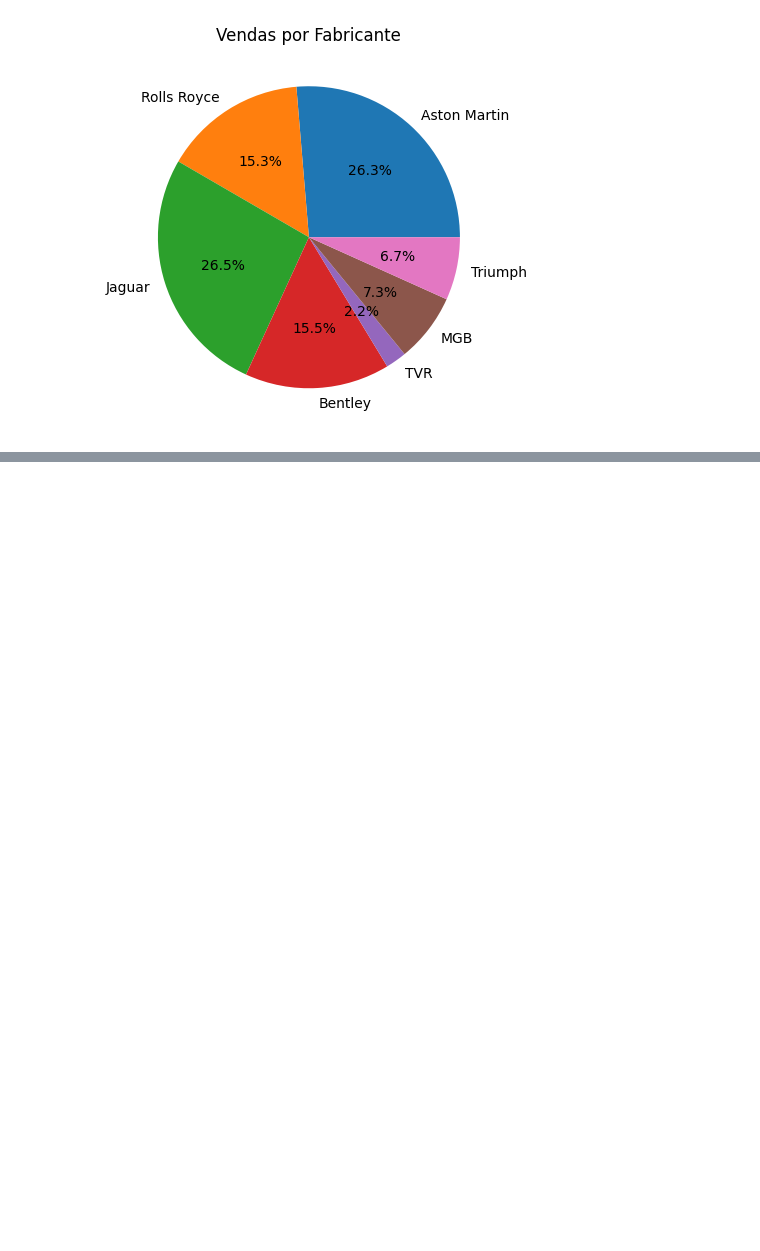
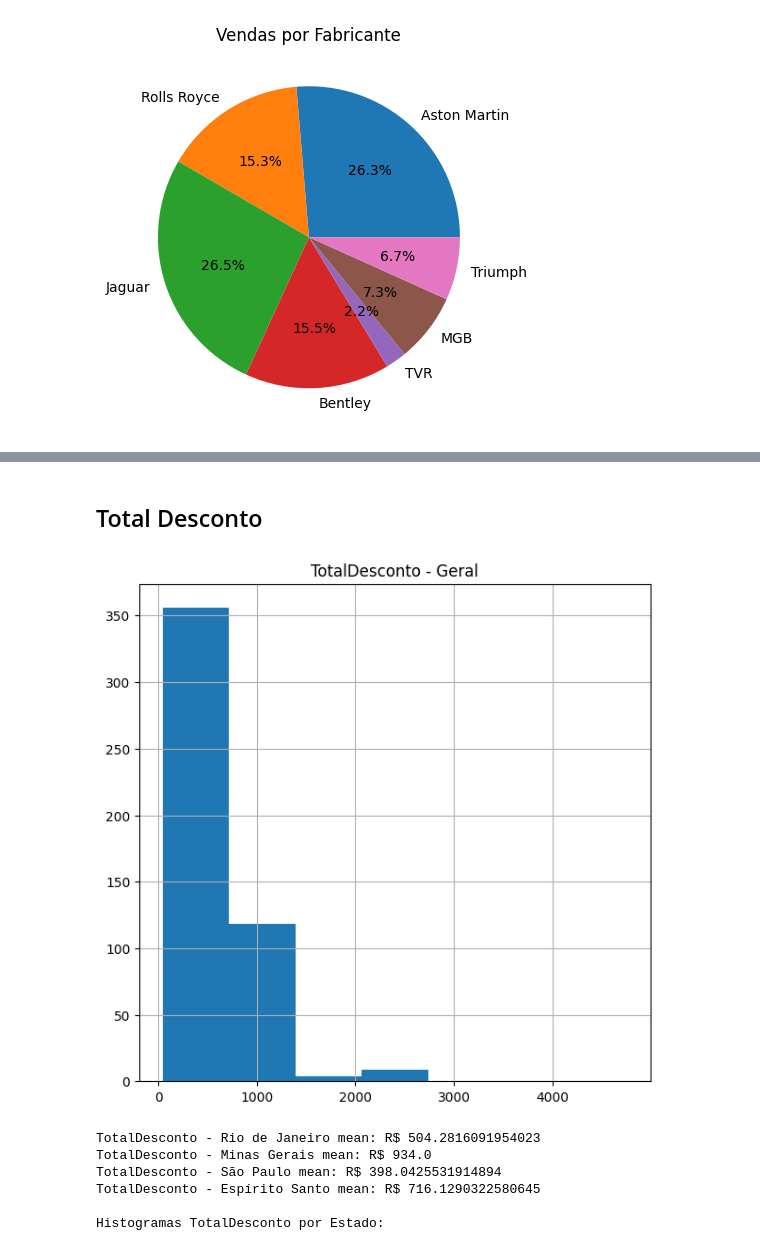
Before and after one commit to GabrielDornelles/math, a Jupyter notebook: Statistics/GR16009-00068-GA/Statistics-GA.ipynb, the cells around one changed output, grey strips where cells are left out. Drawn from its saved outputs; the diff is of its cells as text; code cells hidden in the pictures; blank space fills up the shorter version.

```diff
--- a/Statistics/GR16009-00068-GA/Statistics-GA.ipynb
+++ b/Statistics/GR16009-00068-GA/Statistics-GA.ipynb
@@ -8,23 +8,0 @@ from matplotlib.pyplot import figure
-# %%
-def build_dict_from_csv():
-    fabricante = []
-    general_dict = {}
-    with open("VendaCarros.csv",  newline='',encoding='utf8') as csv_file:
-        csv_reader = csv.reader(csv_file)
-        for val,row in enumerate(csv_reader):
-            if val ==0:
-                for i in row:
-                    general_dict[i]= []
-            general_dict["Fabricante"].append(row[0])
-            general_dict["Estado"].append(row[1])
-            general_dict["ValorVenda"].append(row[2])
-            general_dict["ValorCusto"].append(row[3])
-            general_dict["TotalDesconto"].append(row[4])
-            general_dict["CustoEntrega"].append(row[5])
-            general_dict["CustoMaoDeObra"].append(row[6])
-            general_dict["Ano"].append(row[7])
-            general_dict["Lucro"].append(row[8])
-
-        for k,v in general_dict.items():
-            del general_dict[k][0]
-    return general_dict
@@ -145,0 +76,14 @@ Histogramas CustoMaoDeObra por estado:
+# %% [markdown]
+## Total Desconto
+# %%
+valor_custo_min = min(list(map(int, general_dict["TotalDesconto"])))
+valor_custo_max = max(list(map(int, general_dict["TotalDesconto"])))
+histograms(main_key="TotalDesconto", sort_by="Estado", val_range=(valor_custo_min, valor_custo_max))
+# %% [output]
+[figure, added]
+TotalDesconto - Rio de Janeiro mean: R$ 504.2816091954023
+TotalDesconto - Minas Gerais mean: R$ 934.0
+TotalDesconto - São Paulo mean: R$ 398.0425531914894
+TotalDesconto - Espírito Santo mean: R$ 716.1290322580645
+
+Histogramas TotalDesconto por Estado:
```
Also changed, not shown: parts of 15 cells of this notebook, 1 other file.
